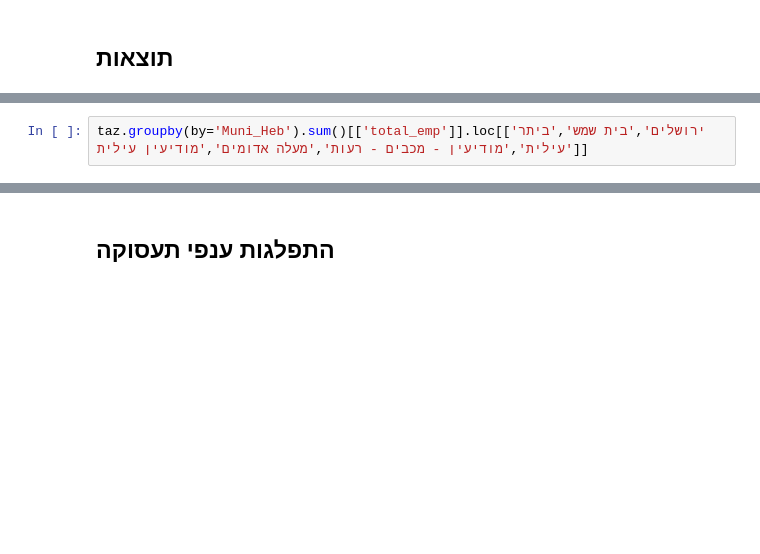
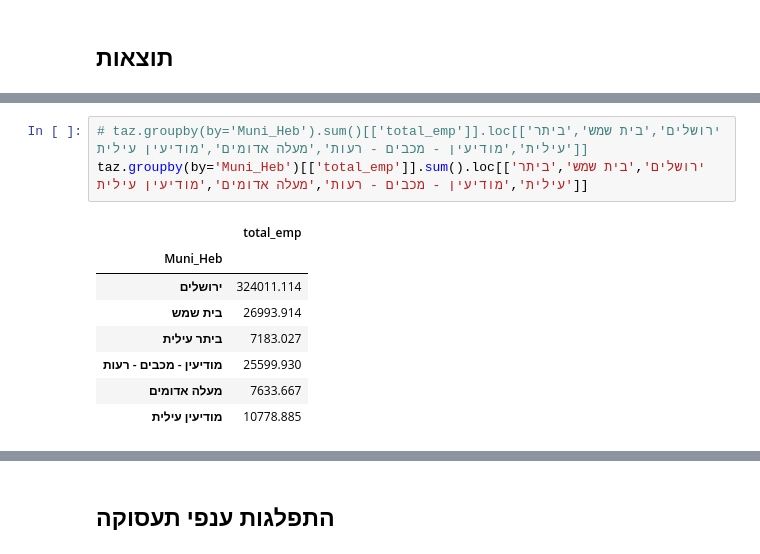
Before and after one commit to JTMPT/forecast, a Jupyter notebook: create_forecast_basic/current/emp_current_year_230718.ipynb, the cells around one changed output, grey strips where cells are left out. Cells and saved outputs as stored; diff of their text form; blank space fills up the shorter version.

```diff
--- a/create_forecast_basic/current/emp_current_year_230718.ipynb
+++ b/create_forecast_basic/current/emp_current_year_230718.ipynb
@@ -354,3 +424,13 @@ taz.groupby(by='zonetype').sum()[['total_emp']]#.loc[['Jerusalem','Judea and Sam
 # %%
-taz.groupby(by='Muni_Heb').sum()[['total_emp']].loc[['ירושלים','בית שמש','ביתר עילית','מודיעין - מכבים - רעות','מעלה אדומים','מודיעין עילית']]
+# taz.groupby(by='Muni_Heb').sum()[['total_emp']].loc[['ירושלים','בית שמש','ביתר עילית','מודיעין - מכבים - רעות','מעלה אדומים','מודיעין עילית']]
+taz.groupby(by='Muni_Heb')[['total_emp']].sum().loc[['ירושלים','בית שמש','ביתר עילית','מודיעין - מכבים - רעות','מעלה אדומים','מודיעין עילית']]
+# %% [output]
+|  | total_emp |
+| Muni_Heb |  |
+| ירושלים | 324011.114 |
+| בית שמש | 26993.914 |
+| ביתר עילית | 7183.027 |
+| מודיעין - מכבים - רעות | 25599.930 |
+| מעלה אדומים | 7633.667 |
+| מודיעין עילית | 10778.885 |
 # %%
```
Also changed, not shown: parts of 41 cells of this notebook, 2 other files.
